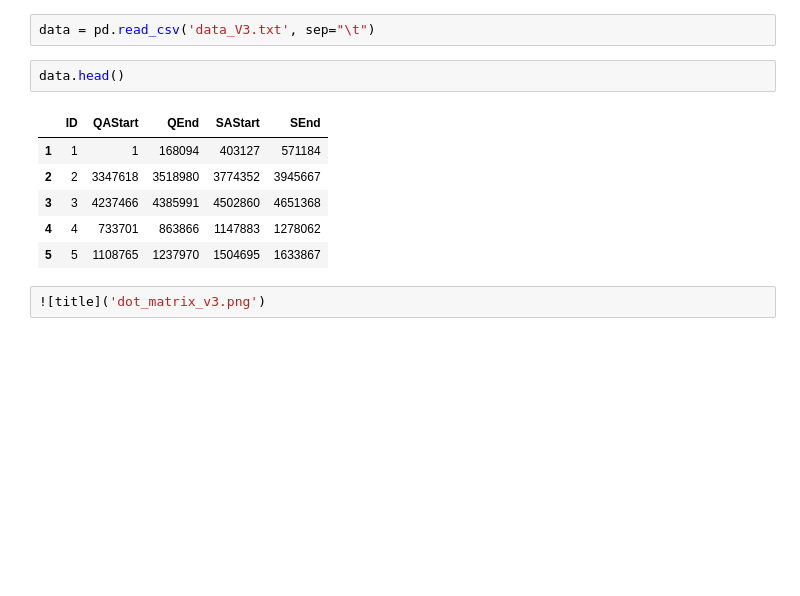
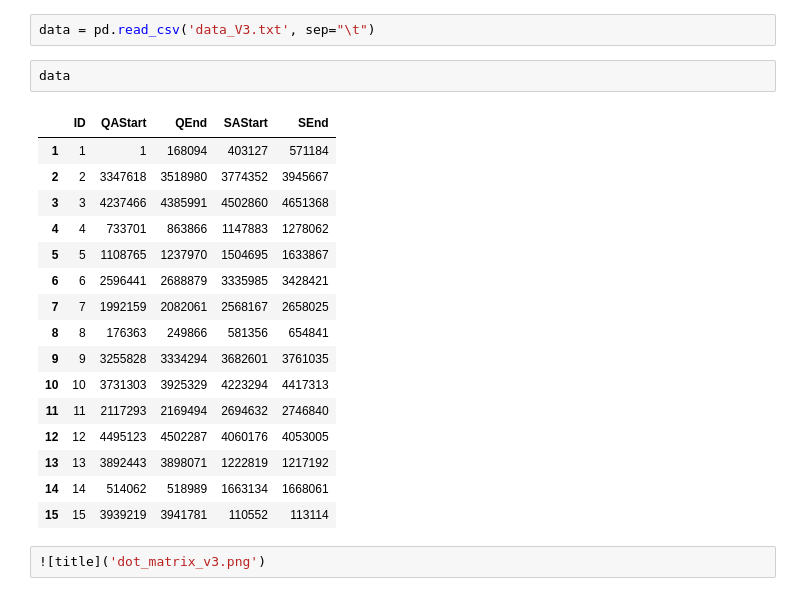
Before and after one commit to emathian/genomique_ET, a Jupyter notebook: cycle_graph.ipynb, the cells around one changed output. Saved outputs shown, nothing was run; the diff lists cells and outputs as text; blank space fills up the shorter version.

```diff
--- a/cycle_graph.ipynb
+++ b/cycle_graph.ipynb
@@ -254,14 +254,24 @@ nx.draw(G,with_labels=True,  edges=edges, edge_color=colors, width=weights)
 # %%
 data = pd.read_csv('data_V3.txt', sep="\t")
 # %%
-data.head()
+data
 # %% [output]
 |  | ID | QAStart | QEnd | SAStart | SEnd |
 | 1 | 1 | 1 | 168094 | 403127 | 571184 |
 | 2 | 2 | 3347618 | 3518980 | 3774352 | 3945667 |
 | 3 | 3 | 4237466 | 4385991 | 4502860 | 4651368 |
 | 4 | 4 | 733701 | 863866 | 1147883 | 1278062 |
 | 5 | 5 | 1108765 | 1237970 | 1504695 | 1633867 |
+| 6 | 6 | 2596441 | 2688879 | 3335985 | 3428421 |
+| 7 | 7 | 1992159 | 2082061 | 2568167 | 2658025 |
+| 8 | 8 | 176363 | 249866 | 581356 | 654841 |
+| 9 | 9 | 3255828 | 3334294 | 3682601 | 3761035 |
+| 10 | 10 | 3731303 | 3925329 | 4223294 | 4417313 |
+| 11 | 11 | 2117293 | 2169494 | 2694632 | 2746840 |
+| 12 | 12 | 4495123 | 4502287 | 4060176 | 4053005 |
+| 13 | 13 | 3892443 | 3898071 | 1222819 | 1217192 |
+| 14 | 14 | 514062 | 518989 | 1663134 | 1668061 |
+| 15 | 15 | 3939219 | 3941781 | 110552 | 113114 |
 # %%
 ![title]('dot_matrix_v3.png')
 # %% [output]
```
Also changed, not shown: 1 other file.
